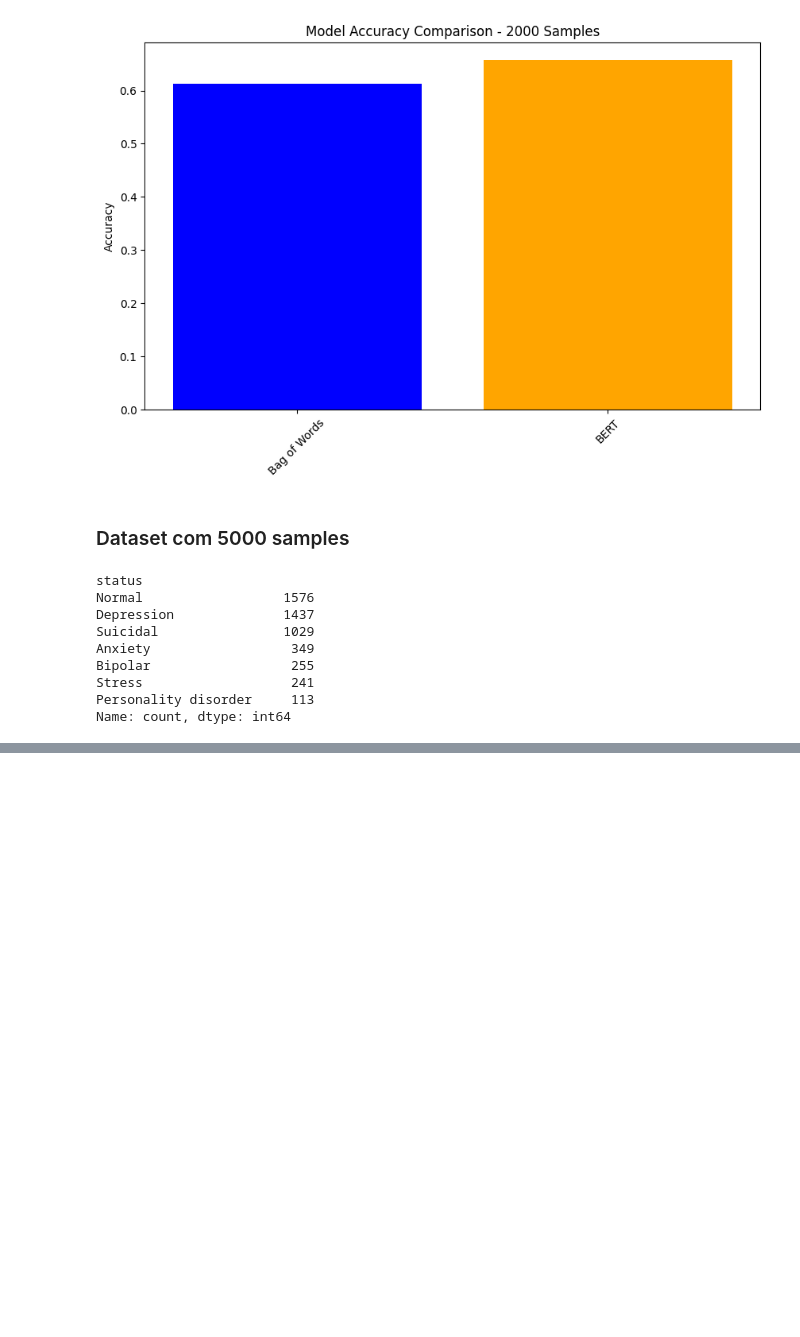
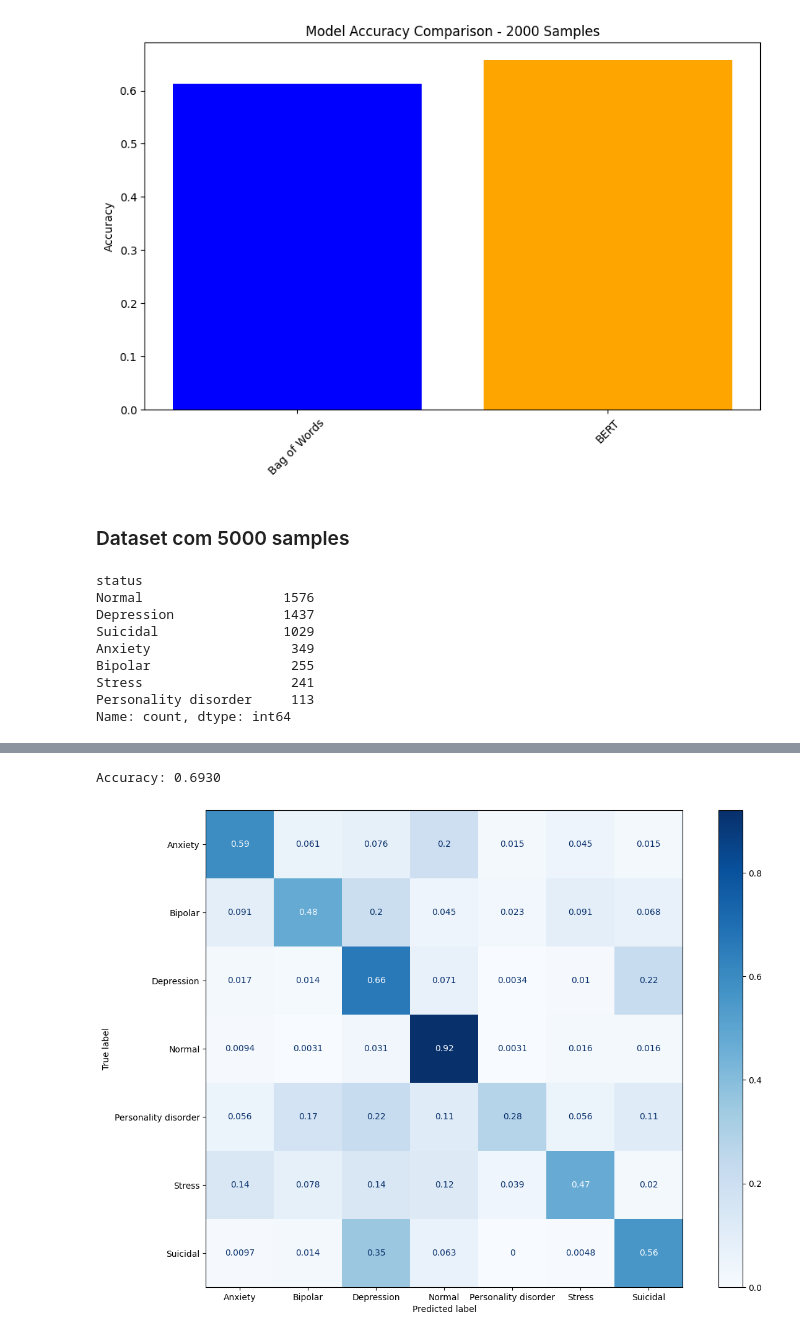
Before and after one commit to leoscarlato/aps-nlp, a Jupyter notebook: main.ipynb, the cells around one changed output, grey strips where cells are left out. Drawn from its saved outputs; the diff is of its cells as text; code cells hidden in the pictures; blank space fills up the shorter version.

```diff
--- a/main.ipynb
+++ b/main.ipynb
@@ -251,0 +277,19 @@ model_5000 = Pipeline([
+# %%
+X_train, X_test, y_train, y_test = train_test_split(embeddings, df_5000['status'], test_size=0.2, random_state=42)
+clf_bert = LogisticRegression(max_iter=1000)
+clf_bert.fit(X_train, y_train)
+y_pred = clf_bert.predict(X_test)
+acc_bert_5000 = accuracy_score(y_test, y_pred)
+print(f'Accuracy: {acc_bert_5000:.4f}')
+# %% [output]
+Accuracy: 0.6930
+# %%
+c = confusion_matrix(y_test, y_pred, normalize='true')
+
+fig, ax = plt.subplots(figsize=(15,10))
+disp = ConfusionMatrixDisplay(c, display_labels=clf_bert.classes_)
+disp.plot(ax=ax, cmap='Blues')
+
+plt.show()
+# %% [output]
+[figure, added]
```
Also changed, not shown: parts of 33 cells of this notebook.
